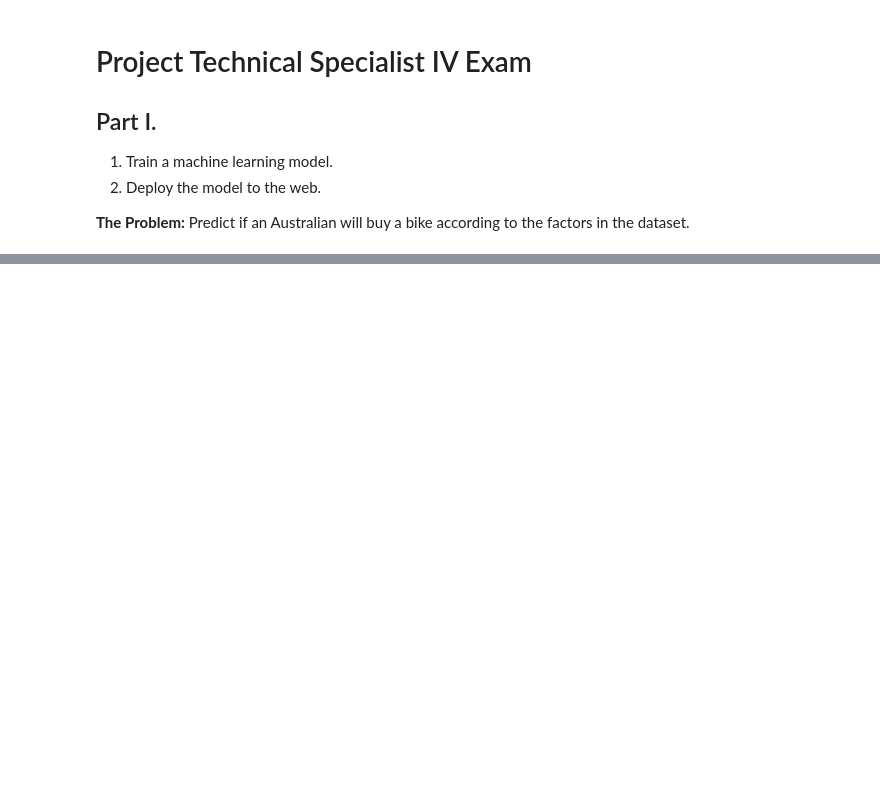
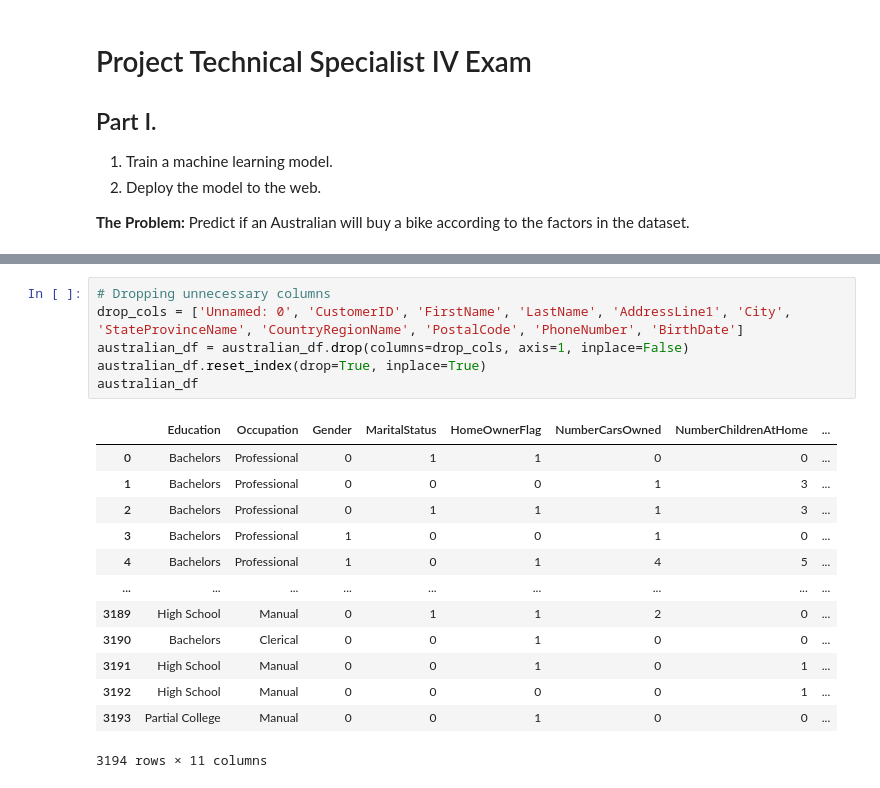
Before and after one commit to tankTopTaro/DOST-FNRI-Assessment, a Jupyter notebook: DOST_FNRI_Assessment.ipynb, the cells around one changed output, grey strips where cells are left out. Saved outputs shown, nothing was run; the diff lists cells and outputs as text; blank space fills up the shorter version.

```diff
--- a/DOST_FNRI_Assessment.ipynb
+++ b/DOST_FNRI_Assessment.ipynb
@@ -35,0 +96,20 @@ data_set
+# %%
+# Dropping unnecessary columns
+drop_cols = ['Unnamed: 0', 'CustomerID', 'FirstName', 'LastName', 'AddressLine1', 'City', 'StateProvinceName', 'CountryRegionName', 'PostalCode', 'PhoneNumber', 'BirthDate']
+australian_df = australian_df.drop(columns=drop_cols, axis=1, inplace=False)
+australian_df.reset_index(drop=True, inplace=True)
+australian_df
+# %% [output]
+|  | Education | Occupation | Gender | MaritalStatus | HomeOwnerFlag | NumberCarsOwned | NumberChildrenAtHome | ... |
+| 0 | Bachelors | Professional | 0 | 1 | 1 | 0 | 0 | ... |
+| 1 | Bachelors | Professional | 0 | 0 | 0 | 1 | 3 | ... |
+| 2 | Bachelors | Professional | 0 | 1 | 1 | 1 | 3 | ... |
+| 3 | Bachelors | Professional | 1 | 0 | 0 | 1 | 0 | ... |
+| 4 | Bachelors | Professional | 1 | 0 | 1 | 4 | 5 | ... |
+| ... | ... | ... | ... | ... | ... | ... | ... | ... |
+| 3189 | High School | Manual | 0 | 1 | 1 | 2 | 0 | ... |
+| 3190 | Bachelors | Clerical | 0 | 0 | 1 | 0 | 0 | ... |
+| 3191 | High School | Manual | 0 | 0 | 1 | 0 | 1 | ... |
+| 3192 | High School | Manual | 0 | 0 | 0 | 0 | 1 | ... |
+| 3193 | Partial College | Manual | 0 | 0 | 1 | 0 | 0 | ... |
+3194 rows × 11 columns
```
Also changed, not shown: parts of 26 cells of this notebook.
